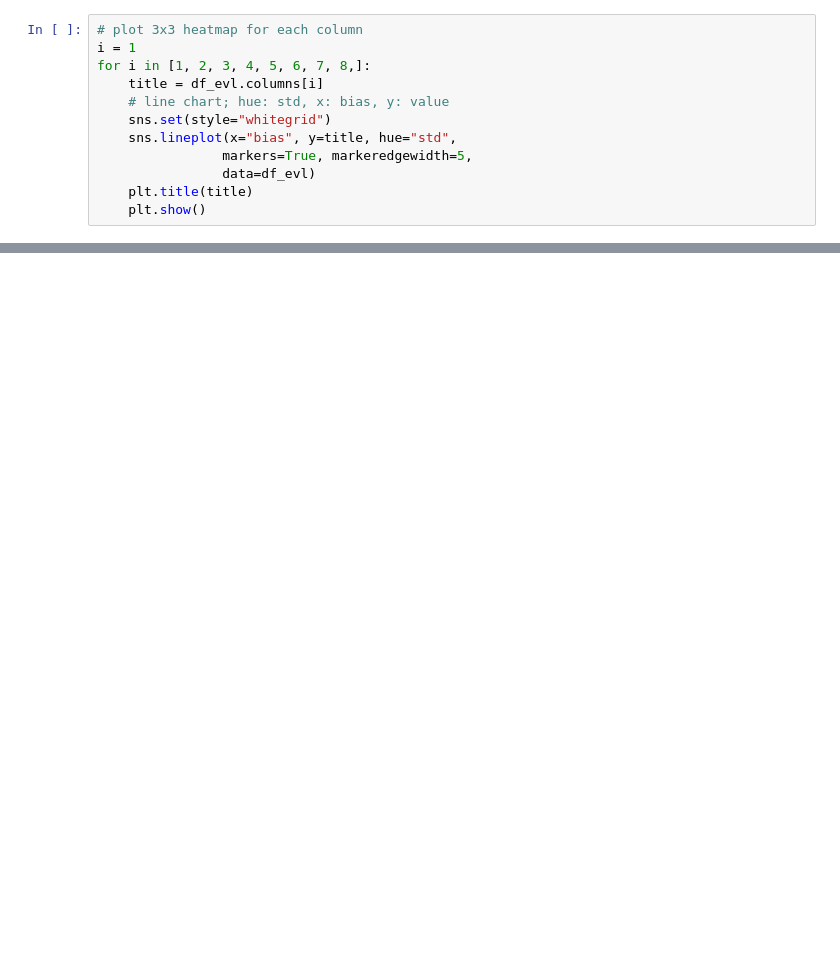
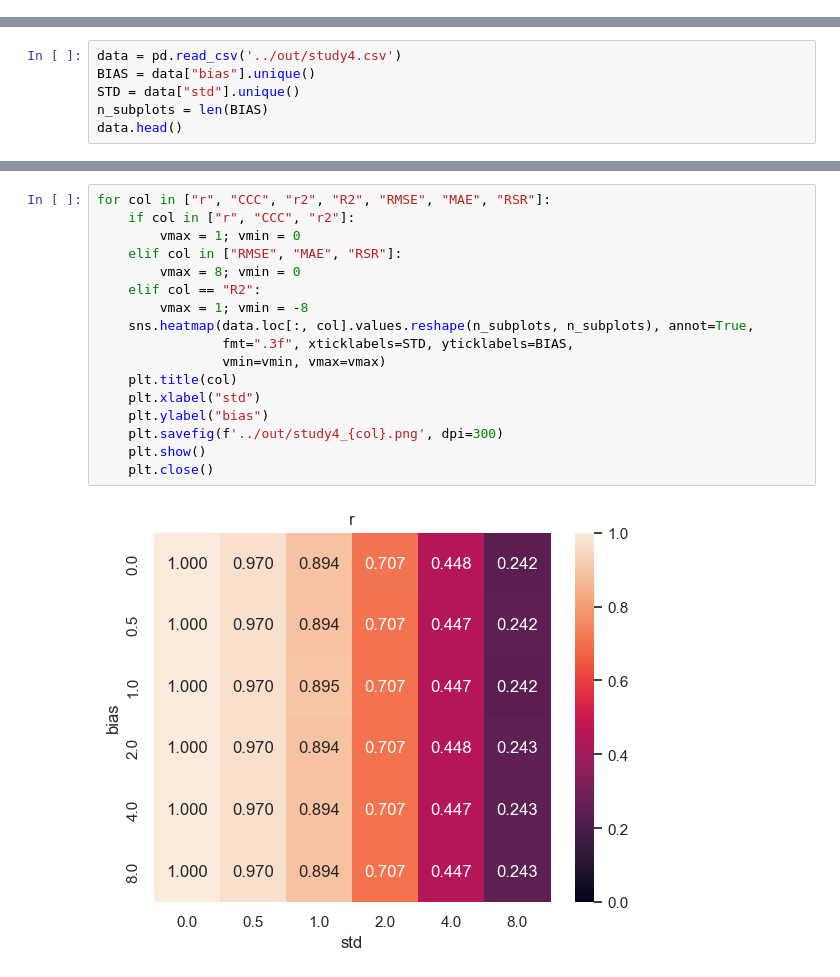
Before and after one commit to Niche-Lab/modeling-guide, a Jupyter notebook: visualization/study4.ipynb, the cells around one changed output, grey strips where cells are left out. Saved outputs shown, nothing was run; the diff lists cells and outputs as text; blank space fills up the shorter version.

```diff
--- a/visualization/study4.ipynb
+++ b/visualization/study4.ipynb
@@ -85,12 +46,0 @@ df_evl
-# %%
-# plot 3x3 heatmap for each column
-i = 1
-for i in [1, 2, 3, 4, 5, 6, 7, 8,]:
-    title = df_evl.columns[i]
-    # line chart; hue: std, x: bias, y: value
-    sns.set(style="whitegrid")
-    sns.lineplot(x="bias", y=title, hue="std",
-                markers=True, markeredgewidth=5,
-                data=df_evl)
-    plt.title(title)
-    plt.show()
@@ -125,0 +47,6 @@ for i in [1, 2, 3, 4, 5, 6, 7, 8,]:
+# %%
+data = pd.read_csv('../out/study4.csv')
+BIAS = data["bias"].unique()
+STD = data["std"].unique()
+n_subplots = len(BIAS)
+data.head()
@@ -125,0 +60,19 @@ for i in [1, 2, 3, 4, 5, 6, 7, 8,]:
+# %%
+for col in ["r", "CCC", "r2", "R2", "RMSE", "MAE", "RSR"]:
+    if col in ["r", "CCC", "r2"]:
+        vmax = 1; vmin = 0
+    elif col in ["RMSE", "MAE", "RSR"]:
+        vmax = 8; vmin = 0
+    elif col == "R2":
+        vmax = 1; vmin = -8
+    sns.heatmap(data.loc[:, col].values.reshape(n_subplots, n_subplots), annot=True,
+                fmt=".3f", xticklabels=STD, yticklabels=BIAS,
+                vmin=vmin, vmax=vmax)
+    plt.title(col)
+    plt.xlabel("std")
+    plt.ylabel("bias")
+    plt.savefig(f'../out/study4_{col}.png', dpi=300)
+    plt.show()
+    plt.close()
+# %% [output]
+[figure, added]
```
Also changed, not shown: parts of 11 cells of this notebook, 11 other files.
